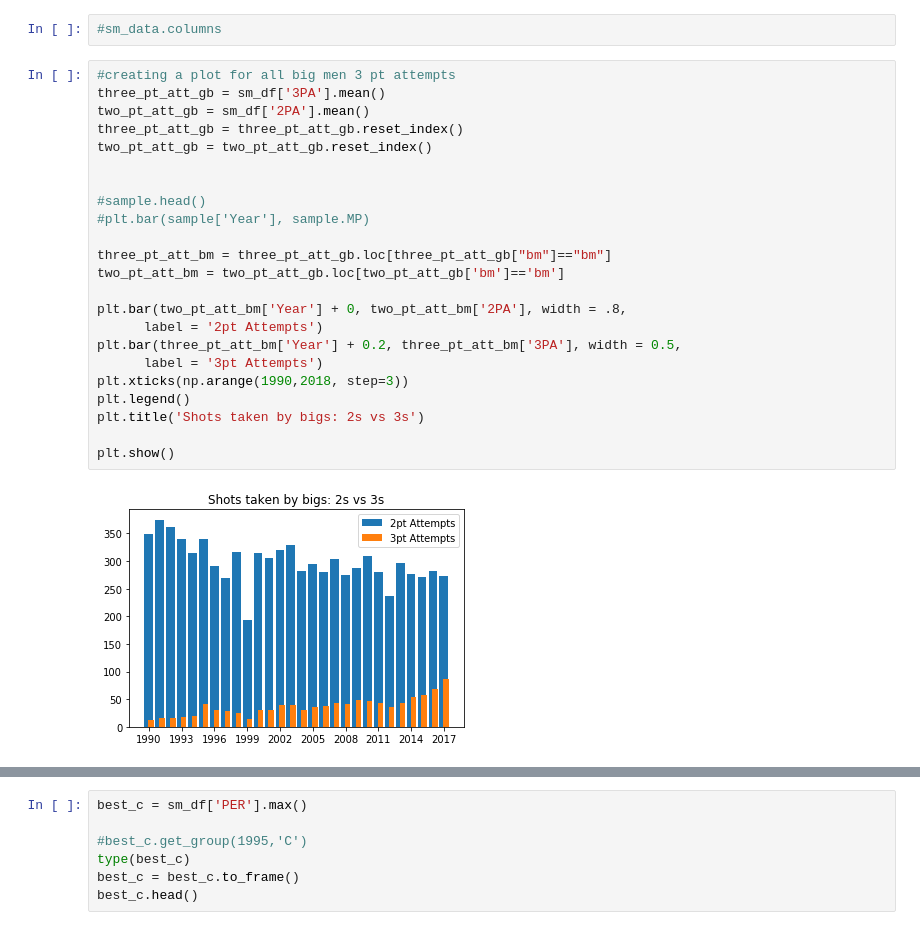
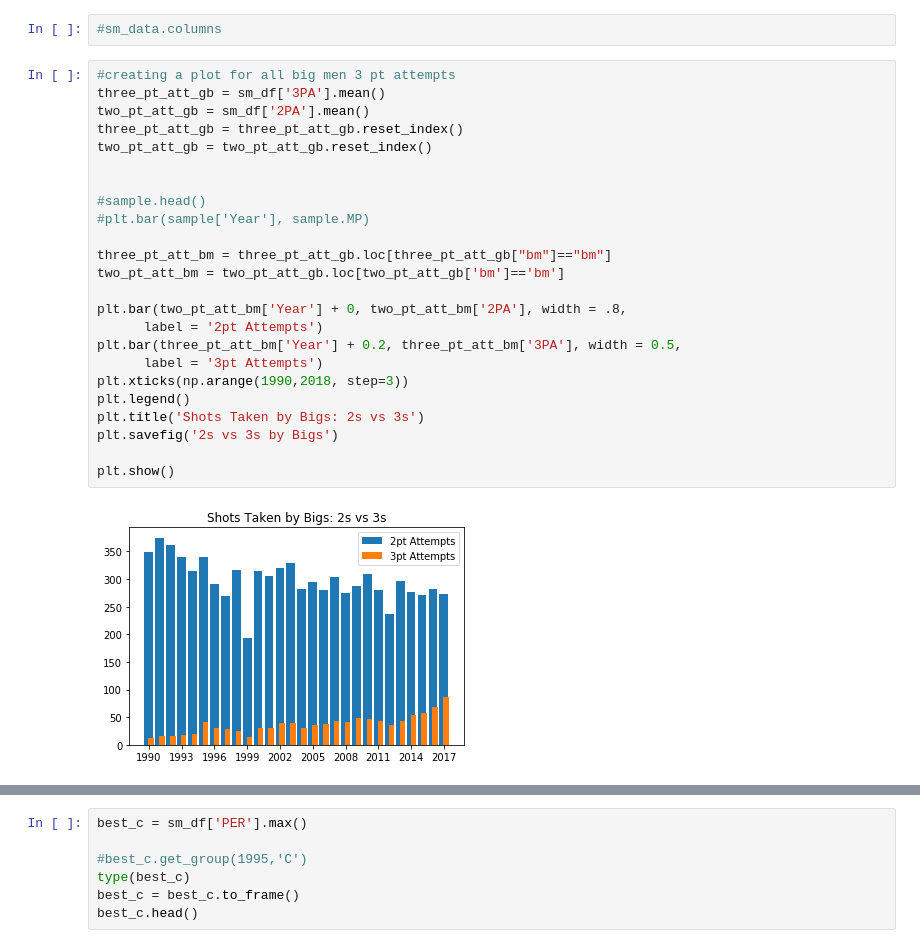
Before and after one commit to logan7734/Project1_repo, a Jupyter notebook: andrew_project_1.ipynb, the cells around one changed output, grey strips where cells are left out. Cells and saved outputs as stored; diff of their text form.

```diff
--- a/andrew_project_1.ipynb
+++ b/andrew_project_1.ipynb
@@ -849,28 +851,29 @@ sm_df.head()
 # %%
 #creating a plot for all big men 3 pt attempts
 three_pt_att_gb = sm_df['3PA'].mean()
 two_pt_att_gb = sm_df['2PA'].mean()
 three_pt_att_gb = three_pt_att_gb.reset_index()
 two_pt_att_gb = two_pt_att_gb.reset_index()
 
 
 #sample.head()
 #plt.bar(sample['Year'], sample.MP)
 
 three_pt_att_bm = three_pt_att_gb.loc[three_pt_att_gb["bm"]=="bm"]
 two_pt_att_bm = two_pt_att_gb.loc[two_pt_att_gb['bm']=='bm']
 
 plt.bar(two_pt_att_bm['Year'] + 0, two_pt_att_bm['2PA'], width = .8,
       label = '2pt Attempts')
 plt.bar(three_pt_att_bm['Year'] + 0.2, three_pt_att_bm['3PA'], width = 0.5,
       label = '3pt Attempts')
 plt.xticks(np.arange(1990,2018, step=3))
 plt.legend()
-plt.title('Shots taken by bigs: 2s vs 3s')
+plt.title('Shots Taken by Bigs: 2s vs 3s')
+plt.savefig('2s vs 3s by Bigs')
 
 plt.show()
 # %% [output]
-[figure, old version]
+[figure, new version]
 # %%
 #create a graph for 2pt vs 3pt percentages
 three_pt_perc = sm_df['3P%'].mean()
```
Also changed, not shown: parts of 12 cells of this notebook, 9 other files.
